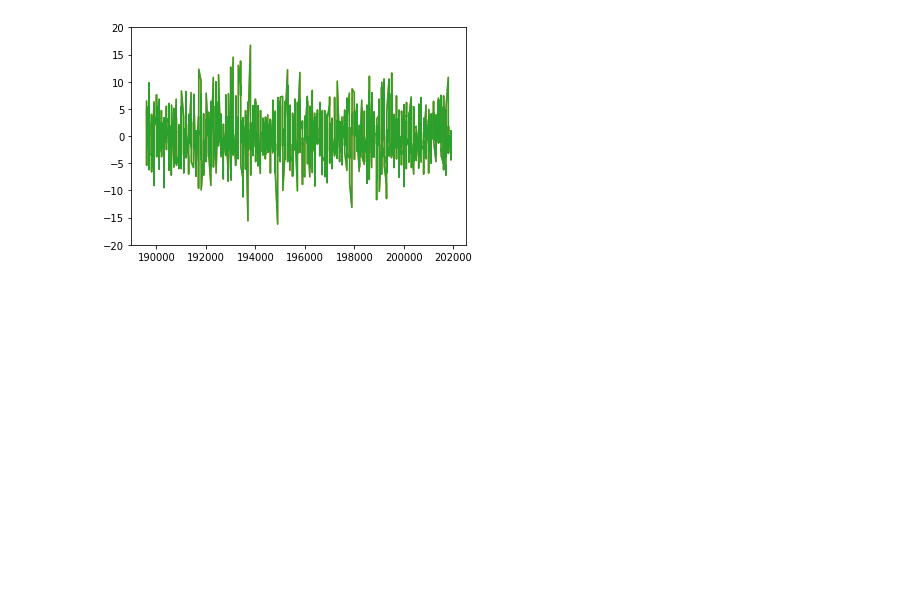
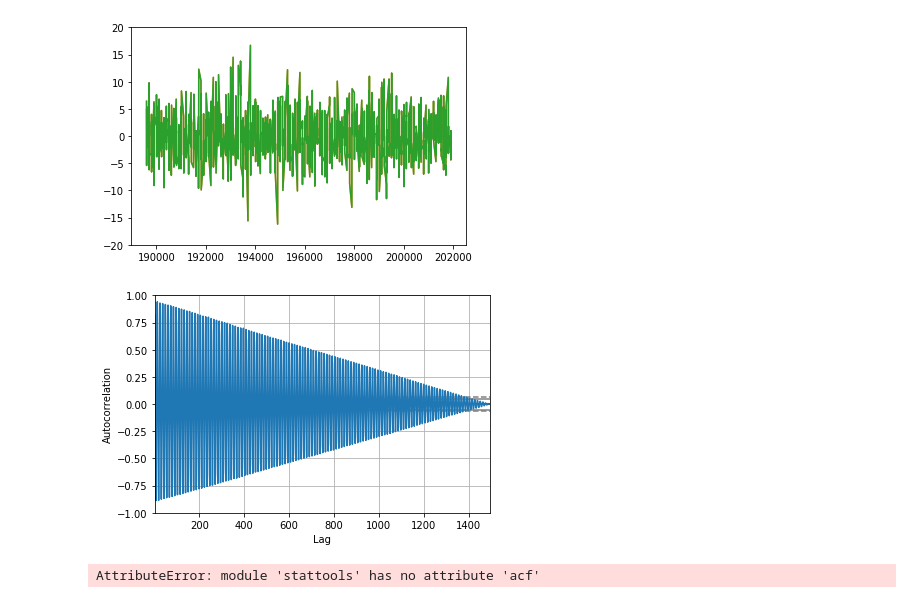
Before and after one commit to damiansp/TS, a Jupyter notebook: python/practical_TSA/02_understanding_TS_data/04_differencing.py.ipynb, the cells around one changed output. Saved outputs shown, nothing was run; the diff lists cells and outputs as text; code cells hidden in the pictures; blank space fills up the shorter version.

```diff
--- a/python/practical_TSA/02_understanding_TS_data/04_differencing.py.ipynb
+++ b/python/practical_TSA/02_understanding_TS_data/04_differencing.py.ipynb
@@ -60,3 +62,13 @@ plt.plot(or_temp.Date, seas_diff)
 plt.ylim([-20, 20]);
 # %% [output]
 [figure]
+# %%
+acf(or_temp.Value);
+# %% [output]
+[figure, added]
+# %%
+_, _, _, pvals = stattools.acf(
+    or_temp.Value, unbiased=True, nlags=10, qstat=True, alpha=0.05)
+pvals
+# %% [output]
+AttributeError: module 'stattools' has no attribute 'acf'
```
Also changed, not shown: parts of 1 cell of this notebook, 1 other file.
